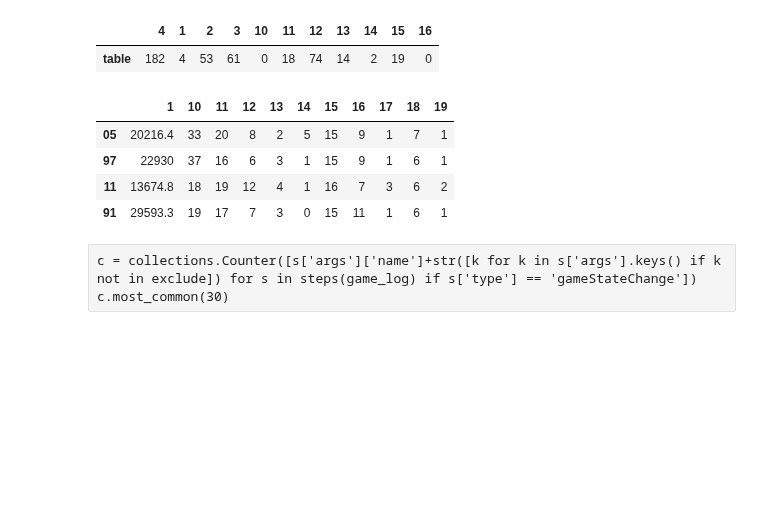
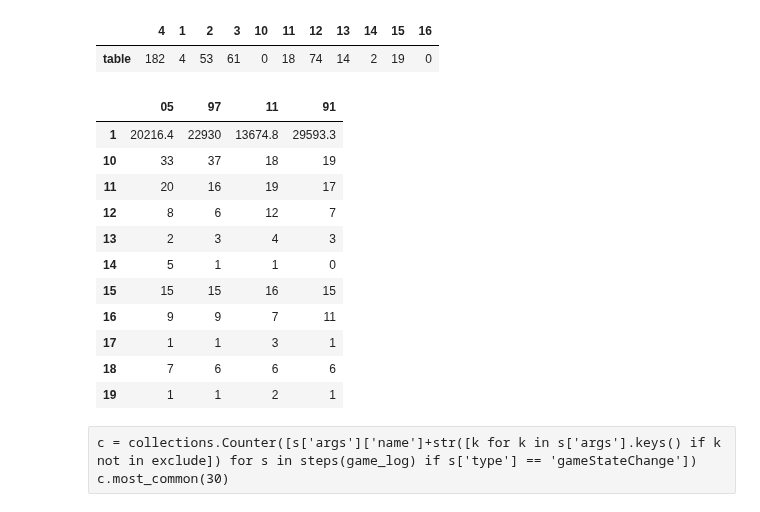
Before and after one commit to xiwix/binder, a Jupyter notebook: bga.puertorico.analyze.ipynb, the cells around one changed output. Saved outputs shown, nothing was run; the diff lists cells and outputs as text; code cells hidden in the pictures; blank space fills up the shorter version.

```diff
--- a/bga.puertorico.analyze.ipynb
+++ b/bga.puertorico.analyze.ipynb
@@ -242,11 +249,18 @@ pd.DataFrame(res['table']['stats'], index=['table'])
 # %%
-pd.DataFrame([x['stats'] for x in res['result']], index=[x['player'][-2:] for x in res['result']])
+pd.DataFrame([x['stats'] for x in res['result']], index=[x['player'][-2:] for x in res['result']]).T
 # %% [output]
-|  | 1 | 10 | 11 | 12 | 13 | 14 | 15 | 16 | 17 | 18 | 19 |
-| 05 | 20216.4 | 33 | 20 | 8 | 2 | 5 | 15 | 9 | 1 | 7 | 1 |
-| 97 | 22930 | 37 | 16 | 6 | 3 | 1 | 15 | 9 | 1 | 6 | 1 |
-| 11 | 13674.8 | 18 | 19 | 12 | 4 | 1 | 16 | 7 | 3 | 6 | 2 |
-| 91 | 29593.3 | 19 | 17 | 7 | 3 | 0 | 15 | 11 | 1 | 6 | 1 |
+|  | 05 | 97 | 11 | 91 |
+| 1 | 20216.4 | 22930 | 13674.8 | 29593.3 |
+| 10 | 33 | 37 | 18 | 19 |
+| 11 | 20 | 16 | 19 | 17 |
+| 12 | 8 | 6 | 12 | 7 |
+| 13 | 2 | 3 | 4 | 3 |
+| 14 | 5 | 1 | 1 | 0 |
+| 15 | 15 | 15 | 16 | 15 |
+| 16 | 9 | 9 | 7 | 11 |
+| 17 | 1 | 1 | 3 | 1 |
+| 18 | 7 | 6 | 6 | 6 |
+| 19 | 1 | 1 | 2 | 1 |
 # %%
 flat = [s for s in steps(game_log) if s['type'] not in ['gameStateChange', 'message', 'updateReflexionTime']]
 c = collections.Counter([s['type'] for s in flat])
```
Also changed, not shown: parts of 3 cells of this notebook, 2 other files.
